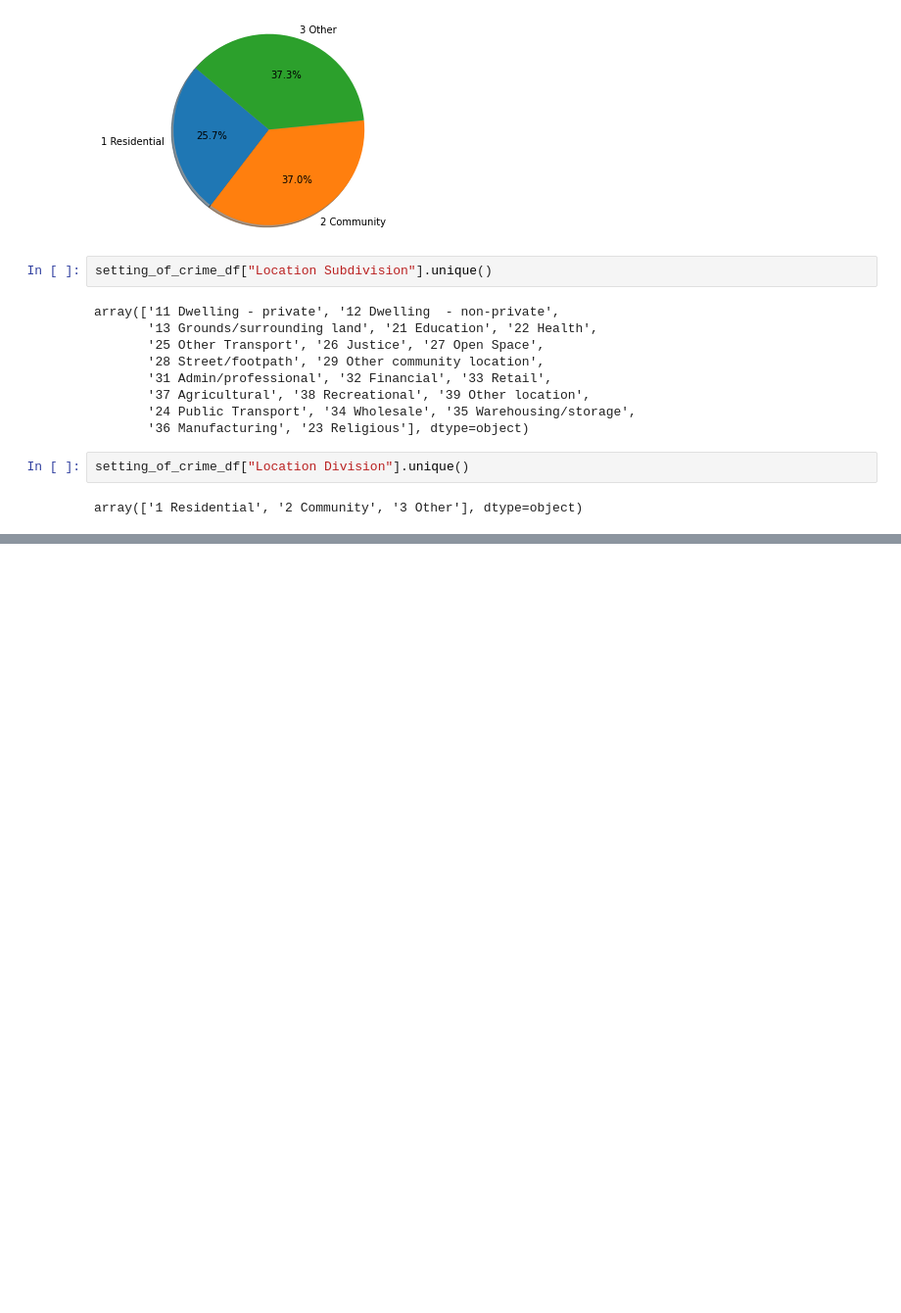
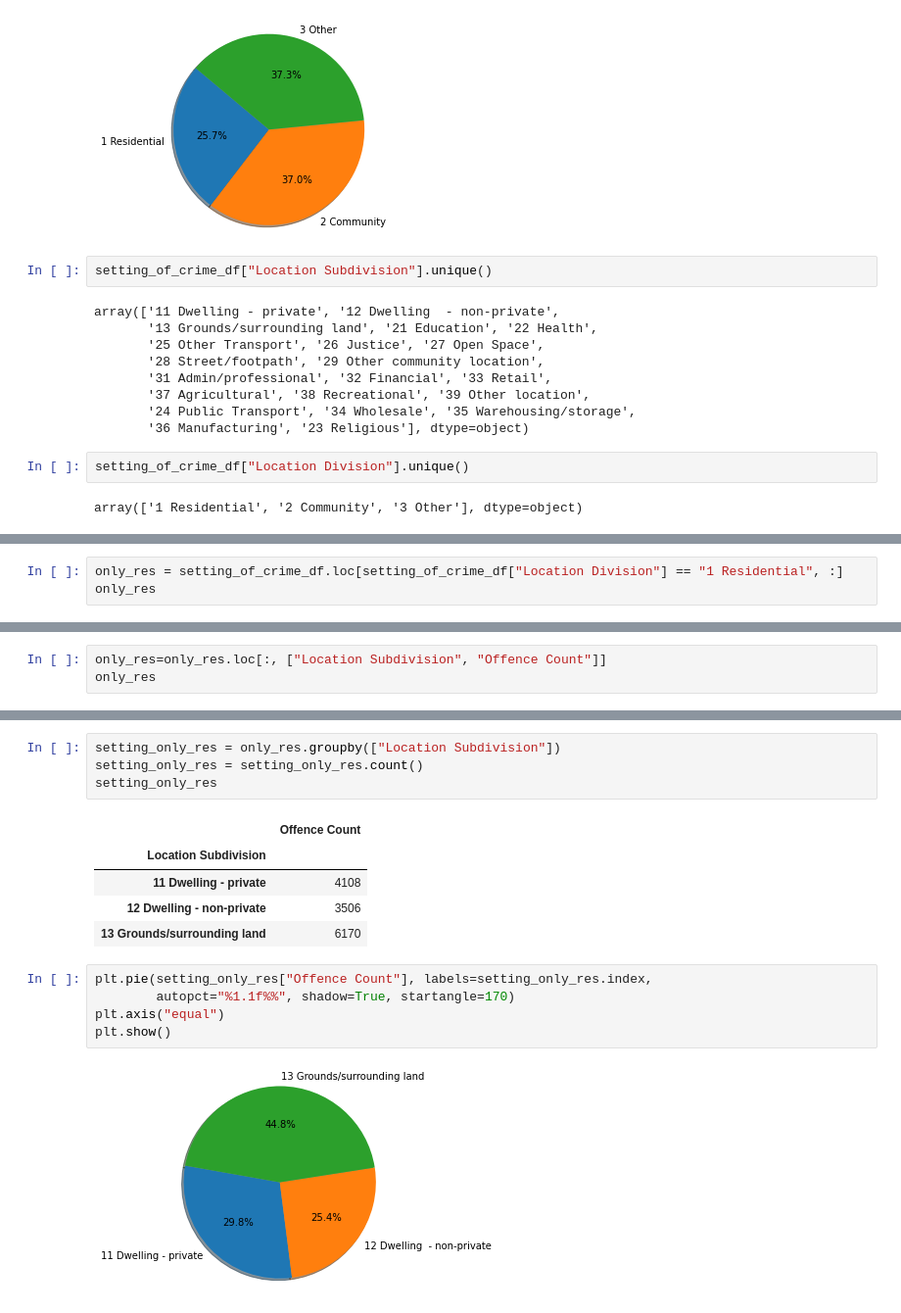
Before and after one commit to amir-motlagh/Project-01, a Jupyter notebook: Project 1.ipynb, the cells around one changed output, grey strips where cells are left out. Shown: that part at 98% size. Cells and saved outputs as stored; diff of their text form; blank space fills up the shorter version.

```diff
--- a/Project 1.ipynb
+++ b/Project 1.ipynb
@@ -61,0 +104,3 @@ array(['1 Residential', '2 Community', '3 Other'], dtype=object)
+# %%
+only_res = setting_of_crime_df.loc[setting_of_crime_df["Location Division"] == "1 Residential", :]
+only_res
@@ -61,0 +121,3 @@ array(['1 Residential', '2 Community', '3 Other'], dtype=object)
+# %%
+only_res=only_res.loc[:, ["Location Subdivision", "Offence Count"]]
+only_res
@@ -61,0 +138,17 @@ array(['1 Residential', '2 Community', '3 Other'], dtype=object)
+# %%
+setting_only_res = only_res.groupby(["Location Subdivision"])
+setting_only_res = setting_only_res.count()
+setting_only_res
+# %% [output]
+|  | Offence Count |
+| Location Subdivision |  |
+| 11 Dwelling - private | 4108 |
+| 12 Dwelling - non-private | 3506 |
+| 13 Grounds/surrounding land | 6170 |
+# %%
+plt.pie(setting_only_res["Offence Count"], labels=setting_only_res.index,
+        autopct="%1.1f%%", shadow=True, startangle=170)
+plt.axis("equal")
+plt.show()
+# %% [output]
+[figure, added]
```
Also changed, not shown: parts of 7 cells of this notebook.
